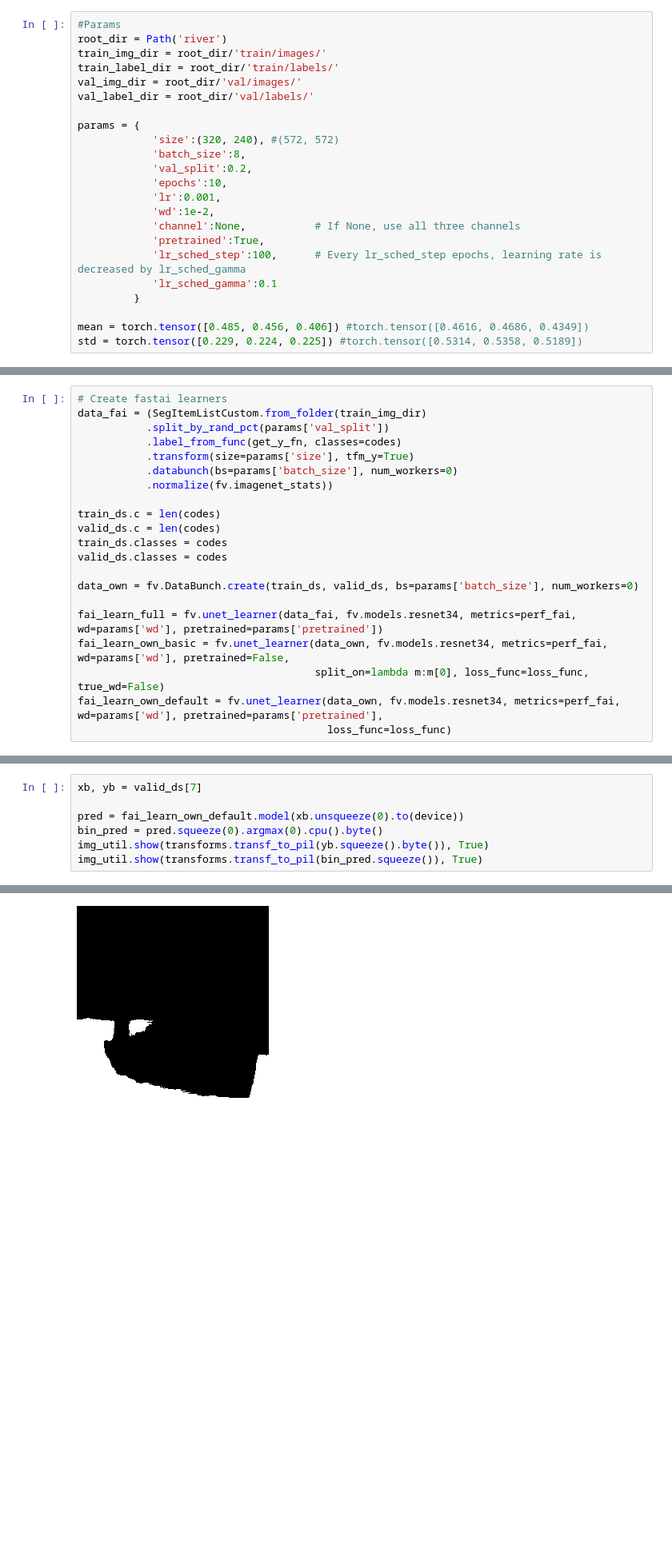
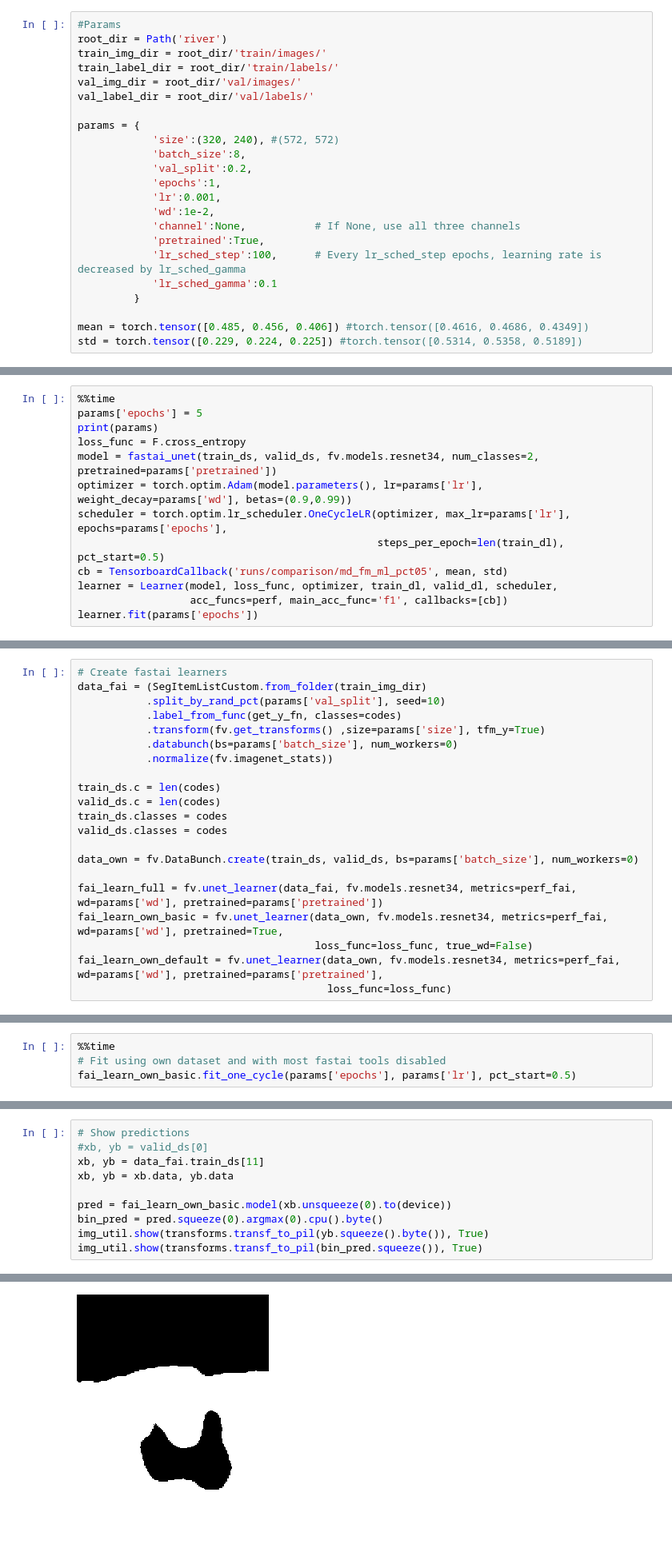
Before and after one commit to chcomin/torchtrainer, a Jupyter notebook: coco/coco Segmentation.ipynb, the cells around one changed output, grey strips where cells are left out. Shown at 80% size. Drawn from its saved outputs; the diff is of its cells as text; blank space fills up the shorter version.

```diff
--- a/coco/coco Segmentation.ipynb
+++ b/coco/coco Segmentation.ipynb
@@ -141,7 +141,7 @@ params = {
             'size':(320, 240), #(572, 572)
             'batch_size':8,
             'val_split':0.2,
-            'epochs':10,
+            'epochs':1,
             'lr':0.001,
             'wd':1e-2,
             'channel':None,           # If None, use all three channels
@@ -268,0 +346,13 @@ Wall time: 20min 10s
+# %%
+%%time
+params['epochs'] = 5
+print(params)
+loss_func = F.cross_entropy
+model = fastai_unet(train_ds, valid_ds, fv.models.resnet34, num_classes=2, pretrained=params['pretrained'])
+optimizer = torch.optim.Adam(model.parameters(), lr=params['lr'], weight_decay=params['wd'], betas=(0.9,0.99))
+scheduler = torch.optim.lr_scheduler.OneCycleLR(optimizer, max_lr=params['lr'], epochs=params['epochs'],
+                                                steps_per_epoch=len(train_dl), pct_start=0.5)
+cb = TensorboardCallback('runs/comparison/md_fm_ml_pct05', mean, std)
+learner = Learner(model, loss_func, optimizer, train_dl, valid_dl, scheduler,
+                  acc_funcs=perf, main_acc_func='f1', callbacks=[cb])
+learner.fit(params['epochs'])
@@ -281,9 +461,9 @@ loss_func = F.cross_entropy
 # %%
 # Create fastai learners
 data_fai = (SegItemListCustom.from_folder(train_img_dir)
-           .split_by_rand_pct(params['val_split'])
+           .split_by_rand_pct(params['val_split'], seed=10)
            .label_from_func(get_y_fn, classes=codes)
-           .transform(size=params['size'], tfm_y=True)
+           .transform(fv.get_transforms() ,size=params['size'], tfm_y=True)
            .databunch(bs=params['batch_size'], num_workers=0)
            .normalize(fv.imagenet_stats))
 
@@ -295,7 +475,7 @@ valid_ds.classes = codes
 data_own = fv.DataBunch.create(train_ds, valid_ds, bs=params['batch_size'], num_workers=0)
 
 fai_learn_full = fv.unet_learner(data_fai, fv.models.resnet34, metrics=perf_fai, wd=params['wd'], pretrained=params['pretrained'])
-fai_learn_own_basic = fv.unet_learner(data_own, fv.models.resnet34, metrics=perf_fai, wd=params['wd'], pretrained=False,
-                                      split_on=lambda m:m[0], loss_func=loss_func, true_wd=False)
+fai_learn_own_basic = fv.unet_learner(data_own, fv.models.resnet34, metrics=perf_fai, wd=params['wd'], pretrained=True,
+                                      loss_func=loss_func, true_wd=False)
 fai_learn_own_default = fv.unet_learner(data_own, fv.models.resnet34, metrics=perf_fai, wd=params['wd'], pretrained=params['pretrained'],
                                         loss_func=loss_func)
@@ -370,0 +590,4 @@ img_util.show(transforms.transf_to_pil(bin_pred.squeeze()), True)
+# %%
+%%time
+# Fit using own dataset and with most fastai tools disabled
+fai_learn_own_basic.fit_one_cycle(params['epochs'], params['lr'], pct_start=0.5)
@@ -371,7 +598,10 @@ img_util.show(transforms.transf_to_pil(bin_pred.squeeze()), True)
 # %%
-xb, yb = valid_ds[7]
+# Show predictions
+#xb, yb = valid_ds[0]
+xb, yb = data_fai.train_ds[11]
+xb, yb = xb.data, yb.data
 
-pred = fai_learn_own_default.model(xb.unsqueeze(0).to(device))
+pred = fai_learn_own_basic.model(xb.unsqueeze(0).to(device))
 bin_pred = pred.squeeze(0).argmax(0).cpu().byte()
 img_util.show(transforms.transf_to_pil(yb.squeeze().byte()), True)
 img_util.show(transforms.transf_to_pil(bin_pred.squeeze()), True)
@@ -380 +610 @@ img_util.show(transforms.transf_to_pil(bin_pred.squeeze()), True)
-[figure, old version]
+[figure, new version]
```
Also changed, not shown: parts of 44 cells of this notebook, 3 other files.
